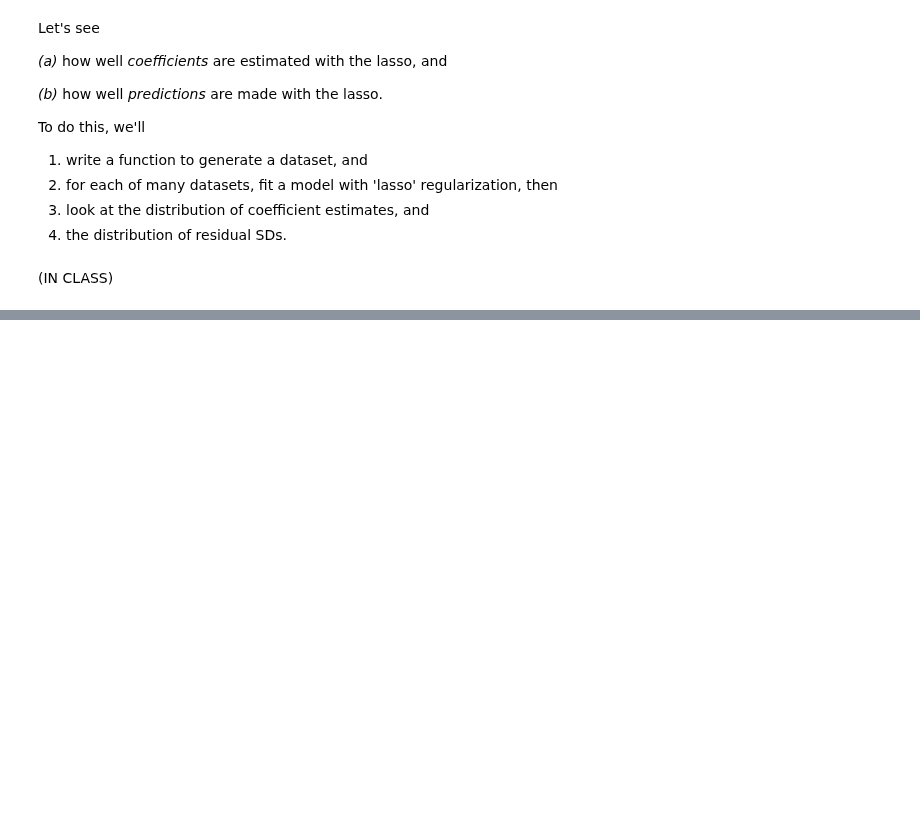
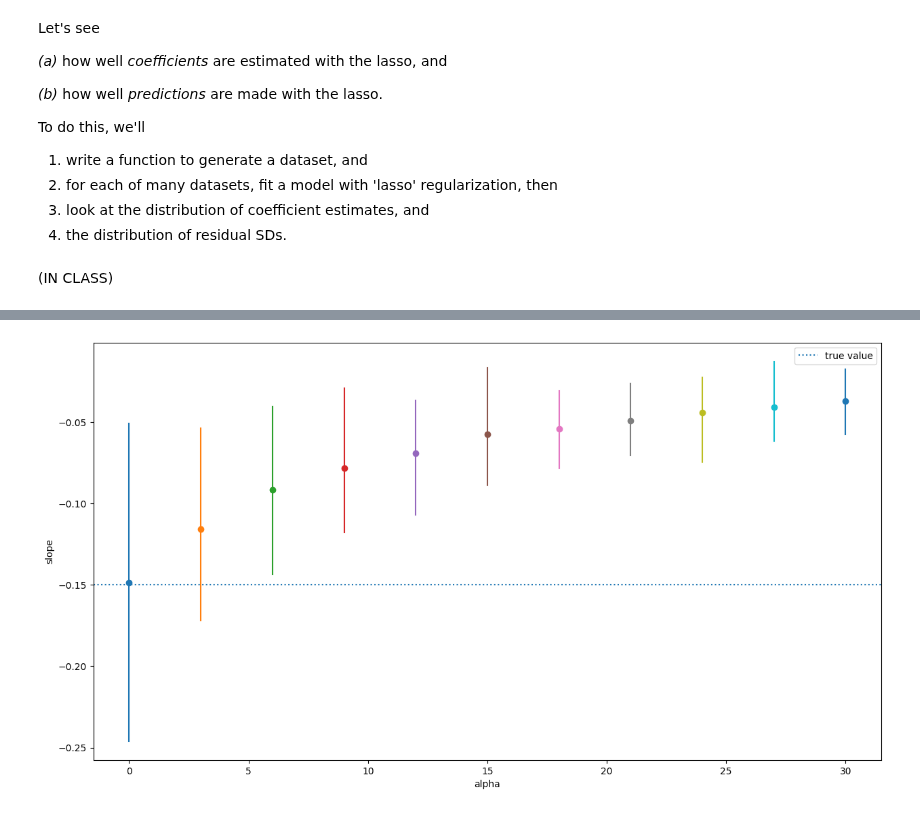
Before and after one commit to UOdsci/dsci345, a Jupyter notebook: class_material/slides/Week_09_Regularization.ipynb, the cells around one changed output, grey strips where cells are left out. Cells and saved outputs as stored; diff of their text form; code cells hidden in the pictures; blank space fills up the shorter version.

```diff
--- a/class_material/slides/Week_09_Regularization.ipynb
+++ b/class_material/slides/Week_09_Regularization.ipynb
@@ -304,0 +347,16 @@ plt.legend();
+# %%
+alpha_vals = np.linspace(0, 30, 11)
+many_experiments = np.array([experiment(100, alpha=a) for a in alpha_vals])
+# %%
+min_estimates = np.min(many_experiments[:,:,0], axis=1)
+max_estimates = np.max(many_experiments[:,:,0], axis=1)
+mean_estimates = np.mean(many_experiments[:,:,0], axis=1)
+
+for a, x, y, z in zip(alpha_vals, min_estimates, mean_estimates, max_estimates):
+    plt.plot([a, a], [x, z])
+    plt.scatter([a], [y])
+
+plt.axhline(true_params['slope'], linestyle=":", label='true value')
+plt.xlabel("alpha"); plt.ylabel("slope"); plt.legend();
+# %% [output]
+[figure, added]
```
Also changed, not shown: parts of 9 cells of this notebook, 2 other files.
